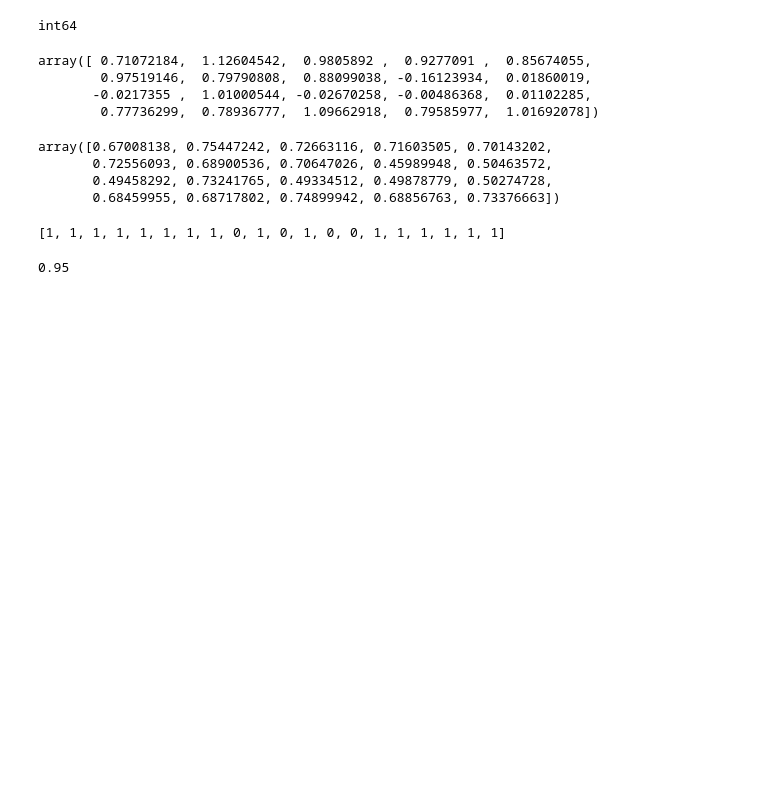
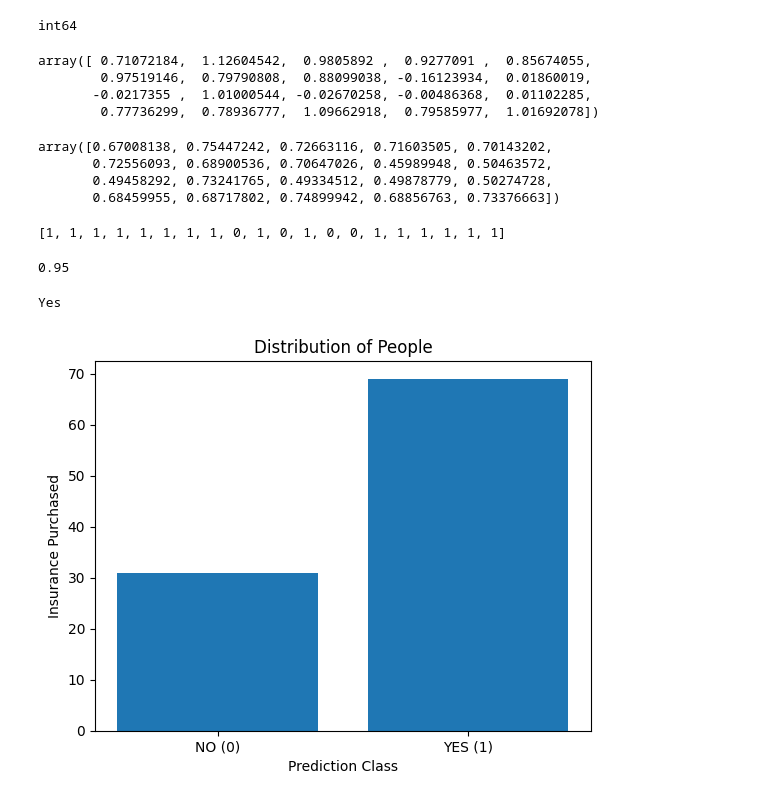
Before and after one commit to Harnoor0718/GenAI_Training, a Jupyter notebook: Day 13/Day13.ipynb, the cells around one changed output. Saved outputs shown, nothing was run; the diff lists cells and outputs as text; code cells hidden in the pictures; blank space fills up the shorter version.

Commit message:
Day 13 Logistic Regression - Graphs

```diff
--- a/Day 13/Day13.ipynb
+++ b/Day 13/Day13.ipynb
@@ -293,3 +293,42 @@ score = model_logistic.score(X_test, y_test)
 print(score)
 # %% [output]
 0.95
+# %%
+age = int(input("Enter age :"))
+gender = int(input("Enter gender :"))
+income = int(input("Enter income :"))
+status = int(input("Enter Status :"))
+marital = int(input("Enter Marital Status :"))
+married = int(input("Enter Married :"))
+prev_ins = int(input("Enter prev_ins :"))
+f_size = int(input("Enter Family Size :"))
+
+new_data = [[
+    age, gender,
+    income, status,
+    marital, married,
+    prev_ins, f_size
+]]
+
+prediction = model_logistic.predict(new_data)[0]
+
+ans = "NO" if prediction == 0 else "Yes"
+
+print(ans)
+# %% [output]
+Yes
+# %%
+
+
+plt.bar(
+    ["NO (0)", "YES (1)"],
+    df["Buy_Insurance"].value_counts().sort_index()
+)
+
+plt.xlabel("Prediction Class")
+plt.ylabel("Insurance Purchased")
+plt.title("Distribution of People")
+
+plt.show()
+# %% [output]
+[figure, added]
```
Also changed, not shown: parts of 4 cells of this notebook.
